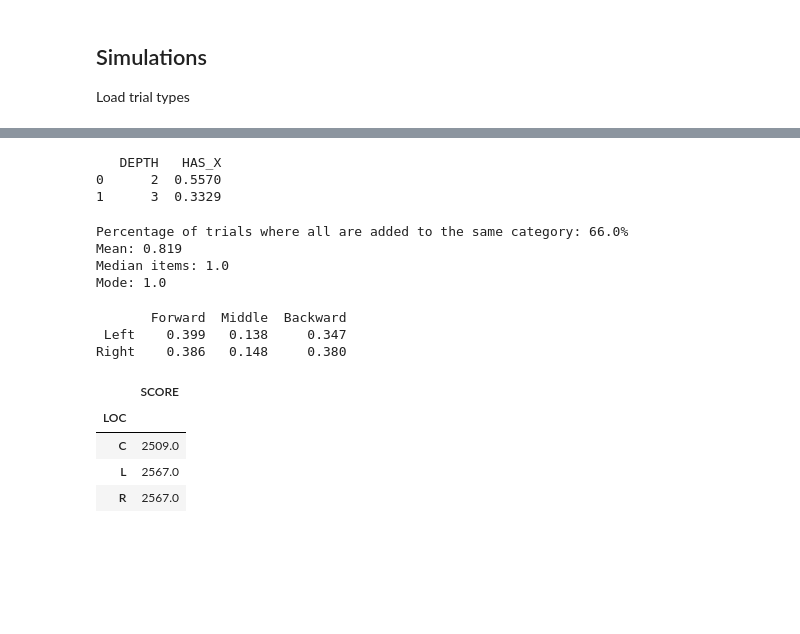
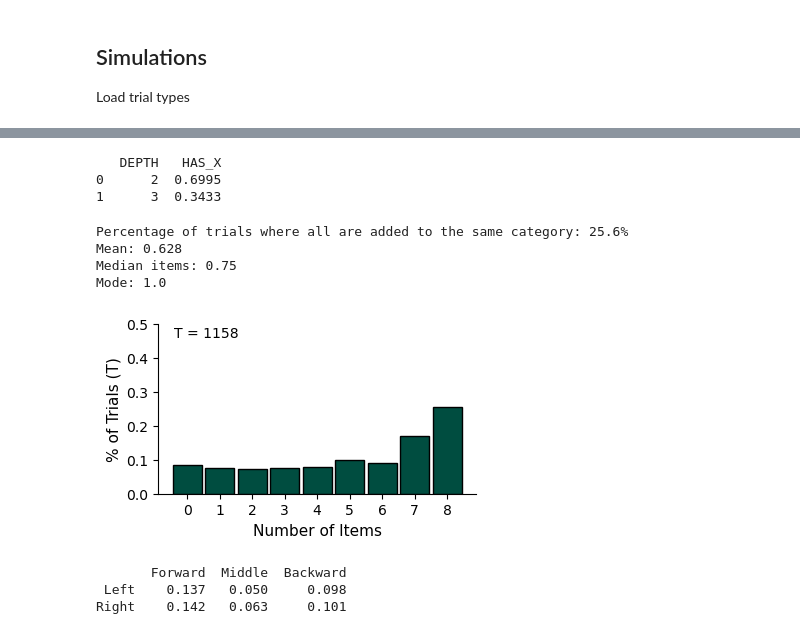
Before and after one commit to katie-warburton/Sequence-Effects-in-Hierarchical-Category-Systems, a Jupyter notebook: Order Effect Simulations.ipynb, the cells around one changed output, grey strips where cells are left out. Drawn from its saved outputs; the diff is of its cells as text; code cells hidden in the pictures; blank space fills up the shorter version.

```diff
--- a/Order Effect Simulations.ipynb
+++ b/Order Effect Simulations.ipynb
@@ -66,7 +66,7 @@ def get_item_set(order, loc):
         random.shuffle(final_set)
         return final_set
 
-def simulate_trials(conditions, softmax, temp=1.0, alpha=0.0):
+def simulate_trials(conditions, softmax, temps=(1, 1), alphas=(0, 0)):
     trials = []
     D, item_hash = OCS.get_distance_mat(item_space)
     treeCache = defaultdict(lambda: None)
@@ -79,7 +79,10 @@ def simulate_trials(conditions, softmax, temp=1.0, alpha=0.0):
         else:
             syst = OCS.CategorySystem(item_hash, 'Python_Scripts/BaseSystems/tree3D.json')
         if softmax:
-            score, cat_choices = OCS.greedy_categorizer_softmax(syst, items, D, treeCache, temp, alpha)
+            if d == '2':
+                score, cat_choices = OCS.greedy_categorizer_softmax(syst, items, D, treeCache, temps[0], alphas[0])
+            else:
+                score, cat_choices = OCS.greedy_categorizer_softmax(syst, items, D, treeCache, temps[1], alphas[1])
         else:
             score, cat_choices = OCS.greedy_categorizer(syst, items, D, treeCache)
         cat_choices['SCORE'] = score
@@ -116,10 +118,9 @@ Softmax with T = 1.0, alpha = 0.15
 # %%
-N = 1544
-random.seed(1)
-np.random.seed(1)
-df_sm_full = simulate_trials(codes, True, temp=1.0, alpha=0.15)
+random.seed(18)
+np.random.seed(18)
+df_sm_full = simulate_trials(codes, True, temps = (4.0, 0.75), alphas=(0.05, 0.16))
 df_sm = analyses.get_level2_cat_stats(df_sm_full, ITEMS)
-plots.order_effects_plot(df_sm, fname='Figures/simulated_powerpoint.pdf', figsize=(4.4, 4.75), legend=True)
+plots.order_effects_plot(df_sm, fname='Figures/simulated_powerpoint.pdf', figsize=(4.4, 4.75), legend=True, trials=False)
 plots.new_category_plot(df_sm, fname='Figures/best_simulated_X_by_depth.pdf', figsize=(3, 2.75))
 # %% [output]
 1 iteration(s) completed
@@ -130,24 +152,26 @@ plots.new_category_plot(df_sm, fname='Figures/best_simulated_X_by_depth.pdf', fi
 print(round(df_sm[['DEPTH', 'HAS_X']].groupby(['DEPTH']).mean().reset_index(), 4))
 # %% [output]
    DEPTH   HAS_X
-0      2  0.5570
-1      3  0.3329
+0      2  0.6995
+1      3  0.3433
 # %%
 seq_df, _ = analyses.get_seq_data(df_sm, LOCS, ORDERS)
 mean_prob = seq_df['PROP_SAME'].mean()
 median_prob = seq_df['PROP_SAME'].median()
 mode_probs = seq_df['PROP_SAME'].mode().values
 all_same = seq_df[seq_df['PROP_SAME'] == 1].count()['PROP_SAME'] / seq_df.shape[0]
 print(f'Percentage of trials where all are added to the same category: {round(all_same*100, 1)}%')
 
 print(f'Mean: {mean_prob:.3f}')
 print(f'Median items: {median_prob}')
 print(f'Mode: {','.join([f'{m}' for m in mode_probs])}')
+plots.same_as_dist(seq_df, fname='Figures/same_as_dist_sim.jpg')
 # %% [output]
-Percentage of trials where all are added to the same category: 66.0%
-Mean: 0.819
-Median items: 1.0
+Percentage of trials where all are added to the same category: 25.6%
+Mean: 0.628
+Median items: 0.75
 Mode: 1.0
+[figure, added]
 # %%
 left_f, left_m, left_b =  analyses.get_jsds(df_sm, 'L')
 right_f, right_m, right_b =  analyses.get_jsds(df_sm, 'R')
@@ -160,13 +184,5 @@ table = pd.DataFrame({'': ['Left', 'Right'],
 print(table.to_string(index=False))
 # %% [output]
        Forward  Middle  Backward
- Left    0.399   0.138     0.347
-Right    0.386   0.148     0.380
+ Left    0.137   0.050     0.098
+Right    0.142   0.063     0.101
-# %%
-round(df_sm_full[['LOC', 'SCORE']].groupby(['LOC']).max())
-# %% [output]
-|  | SCORE |
-| LOC |  |
-| C | 2509.0 |
-| L | 2567.0 |
-| R | 2567.0 |
```
Also changed, not shown: parts of 3 cells of this notebook, 12 other files.
